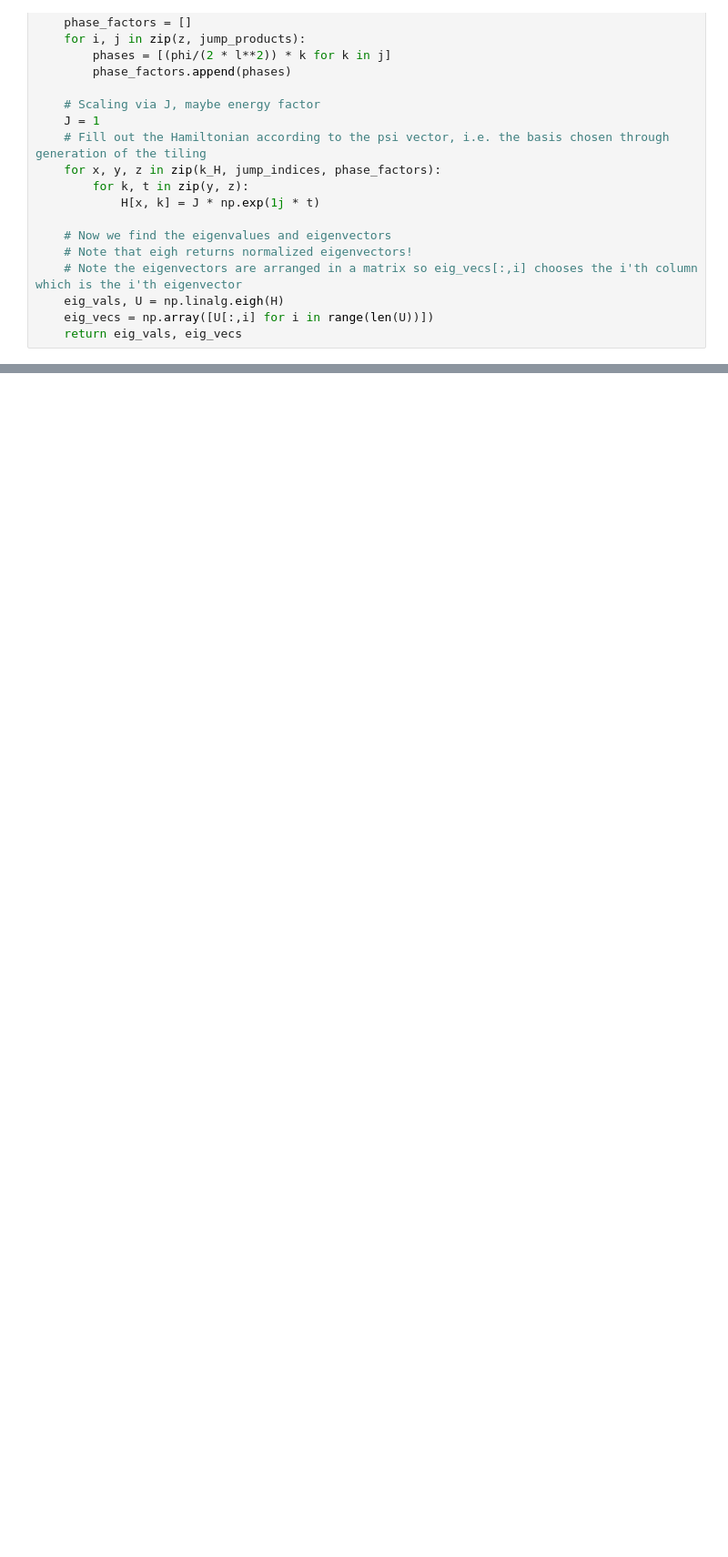
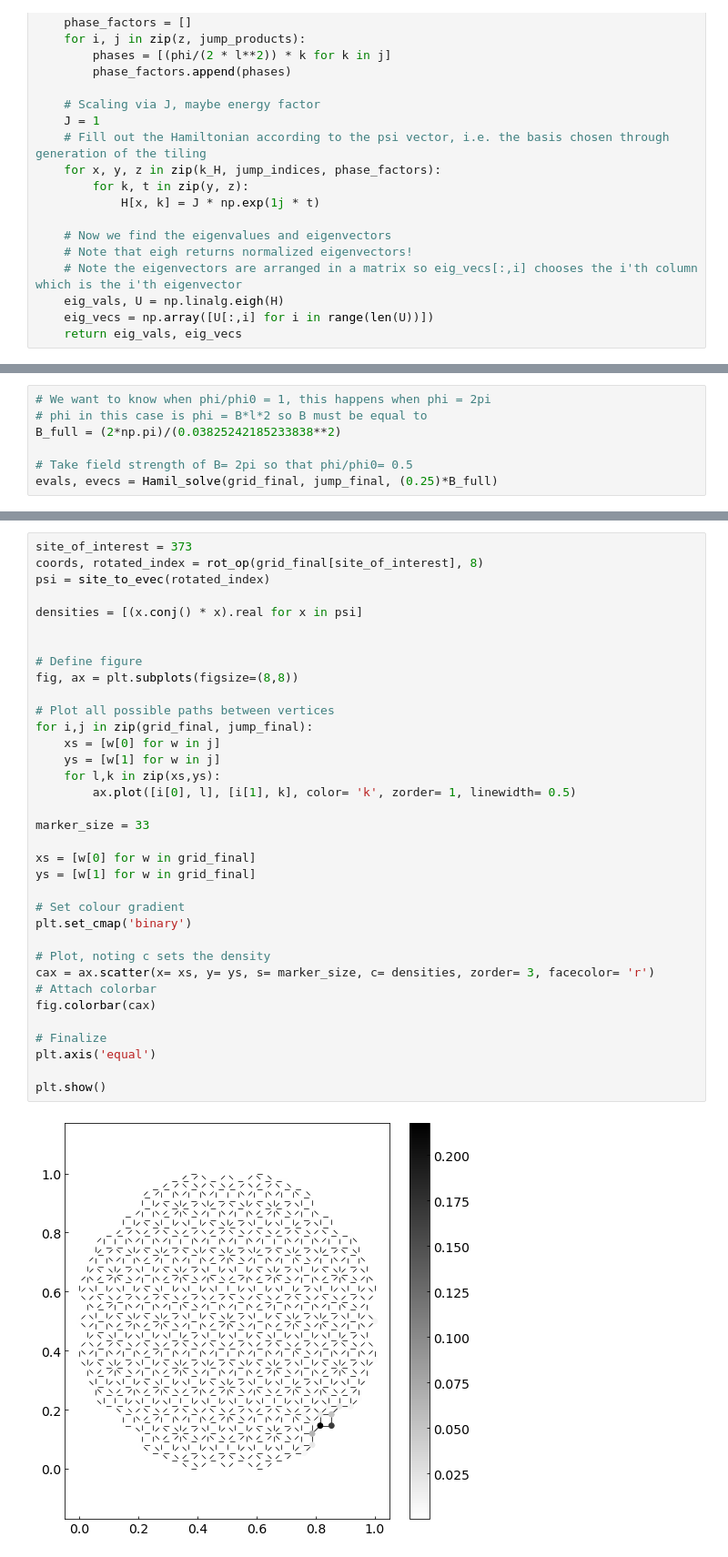
Before and after one commit to Kroghski/Bachelor, a Jupyter notebook: Code/AB_rotation.ipynb, the cells around one changed output, grey strips where cells are left out. Shown at 91% size. Saved outputs shown, nothing was run; the diff lists cells and outputs as text; blank space fills up the shorter version.

```diff
--- a/Code/AB_rotation.ipynb
+++ b/Code/AB_rotation.ipynb
@@ -229,3 +235,10 @@ y_rot = coors[1]
+# %%
+# We want to know when phi/phi0 = 1, this happens when phi = 2pi
+# phi in this case is phi = B*l*2 so B must be equal to
+B_full = (2*np.pi)/(0.03825242185233838**2)
+
+# Take field strength of B= 2pi so that phi/phi0= 0.5
+evals, evecs = Hamil_solve(grid_final, jump_final, (0.25)*B_full)
 # %%
 # Define figure
 fig, ax = plt.subplots(figsize=(8,8))
@@ -312,0 +392,37 @@ plt.show()
+# %%
+site_of_interest = 373
+coords, rotated_index = rot_op(grid_final[site_of_interest], 8)
+psi = site_to_evec(rotated_index)
+
+densities = [(x.conj() * x).real for x in psi]
+
+
+# Define figure
+fig, ax = plt.subplots(figsize=(8,8))
+
+# Plot all possible paths between vertices
+for i,j in zip(grid_final, jump_final):
+    xs = [w[0] for w in j]
+    ys = [w[1] for w in j]
+    for l,k in zip(xs,ys):
+        ax.plot([i[0], l], [i[1], k], color= 'k', zorder= 1, linewidth= 0.5)
+
+marker_size = 33
+
+xs = [w[0] for w in grid_final]
+ys = [w[1] for w in grid_final]
+
+# Set colour gradient
+plt.set_cmap('binary')
+
+# Plot, noting c sets the density
+cax = ax.scatter(x= xs, y= ys, s= marker_size, c= densities, zorder= 3, facecolor= 'r')
+# Attach colorbar
+fig.colorbar(cax)
+
+# Finalize
+plt.axis('equal')
+
+plt.show()
+# %% [output]
+[figure, added]
```
Also changed, not shown: parts of 6 cells of this notebook, 5 other files.
